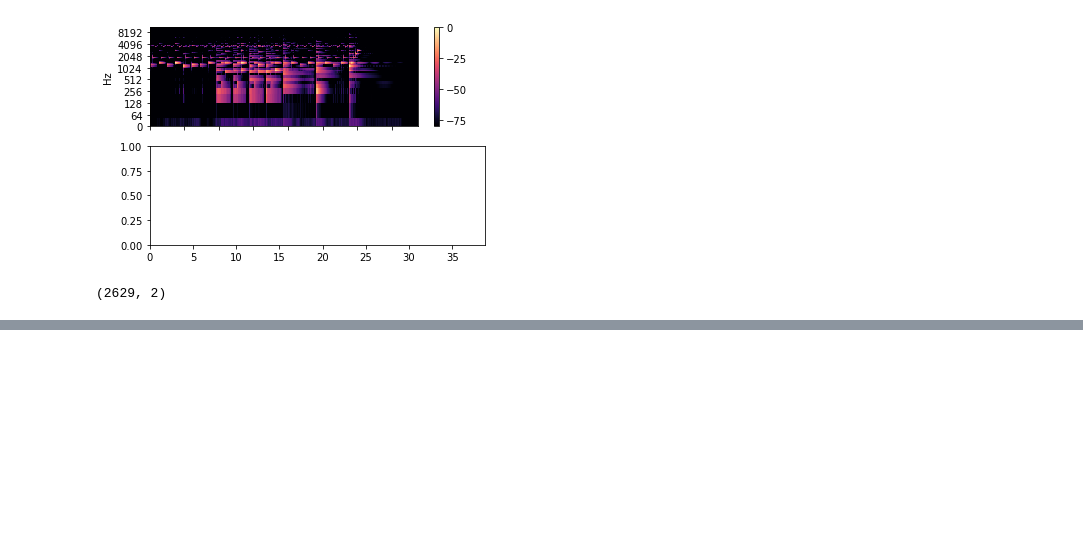
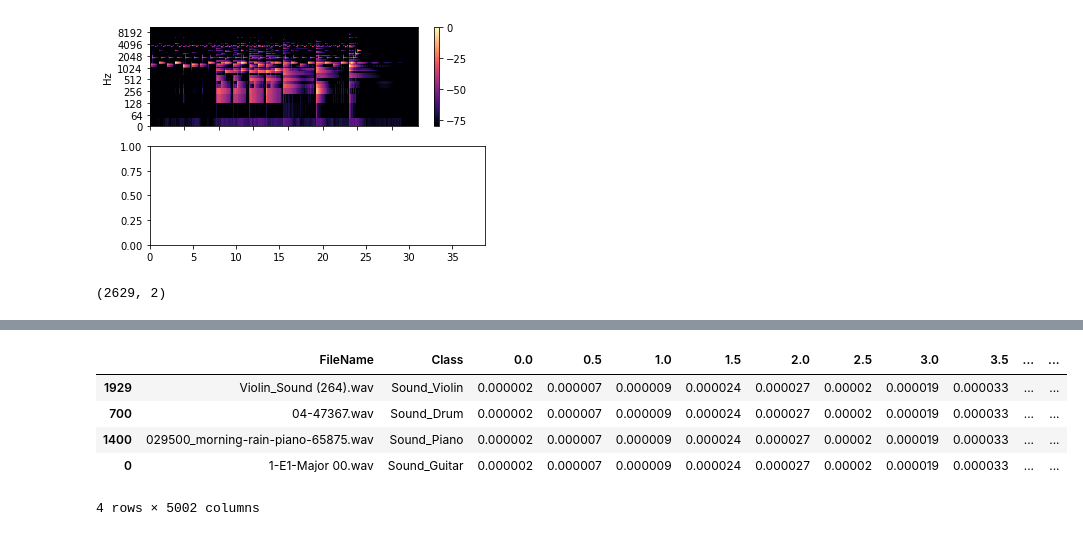
Before and after one commit to clementgilli/Musical-Instruments-Classifier, a Jupyter notebook: worksheet_clem.ipynb, the cells around one changed output, grey strips where cells are left out. Drawn from its saved outputs; the diff is of its cells as text; code cells hidden in the pictures; blank space fills up the shorter version.

```diff
--- a/worksheet_clem.ipynb
+++ b/worksheet_clem.ipynb
@@ -40,6 +40,3 @@ gsignal, grate = librosa.load("./dataset/Train_submission/Train_submission/"+gui
 dsignal, drate = librosa.load("./dataset/Train_submission/Train_submission/"+drum["FileName"][700])
 vsignal, vrate = librosa.load("./dataset/Train_submission/Train_submission/"+violin["FileName"][1929])
 psignal, prate = librosa.load("./dataset/Train_submission/Train_submission/"+piano["FileName"][1400])
-# %%
-for file_name in df_train["FileName"]:
-    signal, rate = librosa.load("./dataset/Train_submission/Train_submission/"+file_name)
@@ -48,9 +43,3 @@ KeyboardInterrupt:
-# %%
-def calc_fft(y,sr):
-    n=len(y)
-    freq=np.fft.rfftfreq(n,d=1/sr)
-    Y=abs(np.fft.rfft(y)/n)
-    return (freq,Y)
 # %%
 fg = calc_fft(gsignal,grate)
 fd = calc_fft(dsignal,drate)
@@ -127,3 +116,6 @@ import IPython.display as ipd
 ipd.Audio("./dataset/Train_submission/Train_submission/"+df_train["FileName"][700])
 # %% [output]
 [interactive output not drawn]
+# %%
+df_exp = pd.concat([violin[0:1], drum[0:1], piano[0:1], guitar[0:1]])
+df_exp
@@ -129,0 +128,20 @@ ipd.Audio("./dataset/Train_submission/Train_submission/"+df_train["FileName"][70
+# %%
+pd = []
+frequencies = None
+for file_name in df_exp["FileName"]:
+    signal, rate = librosa.load("./dataset/Train_submission/Train_submission/"+file_name)
+    newS, newR = extract2s(signal, rate)
+    fft1,fft2 = calc_fft(newS,newR, maxFreq=5000)
+    #if frequencies == None:
+    #    frequencies = fft1
+    for i in range(len(fft1)):
+        df_exp[str(fft1[i])] = fft2[i]
+# %%
+df_exp
+# %% [output]
+|  | FileName | Class | 0.0 | 0.5 | 1.0 | 1.5 | 2.0 | 2.5 | 3.0 | 3.5 | ... | ... |
+| 1929 | Violin_Sound (264).wav | Sound_Violin | 0.000002 | 0.000007 | 0.000009 | 0.000024 | 0.000027 | 0.00002 | 0.000019 | 0.000033 | ... | ... |
+| 700 | 04-47367.wav | Sound_Drum | 0.000002 | 0.000007 | 0.000009 | 0.000024 | 0.000027 | 0.00002 | 0.000019 | 0.000033 | ... | ... |
+| 1400 | 029500_morning-rain-piano-65875.wav | Sound_Piano | 0.000002 | 0.000007 | 0.000009 | 0.000024 | 0.000027 | 0.00002 | 0.000019 | 0.000033 | ... | ... |
+| 0 | 1-E1-Major 00.wav | Sound_Guitar | 0.000002 | 0.000007 | 0.000009 | 0.000024 | 0.000027 | 0.00002 | 0.000019 | 0.000033 | ... | ... |
+4 rows × 5002 columns
```
Also changed, not shown: parts of 4 cells of this notebook.
